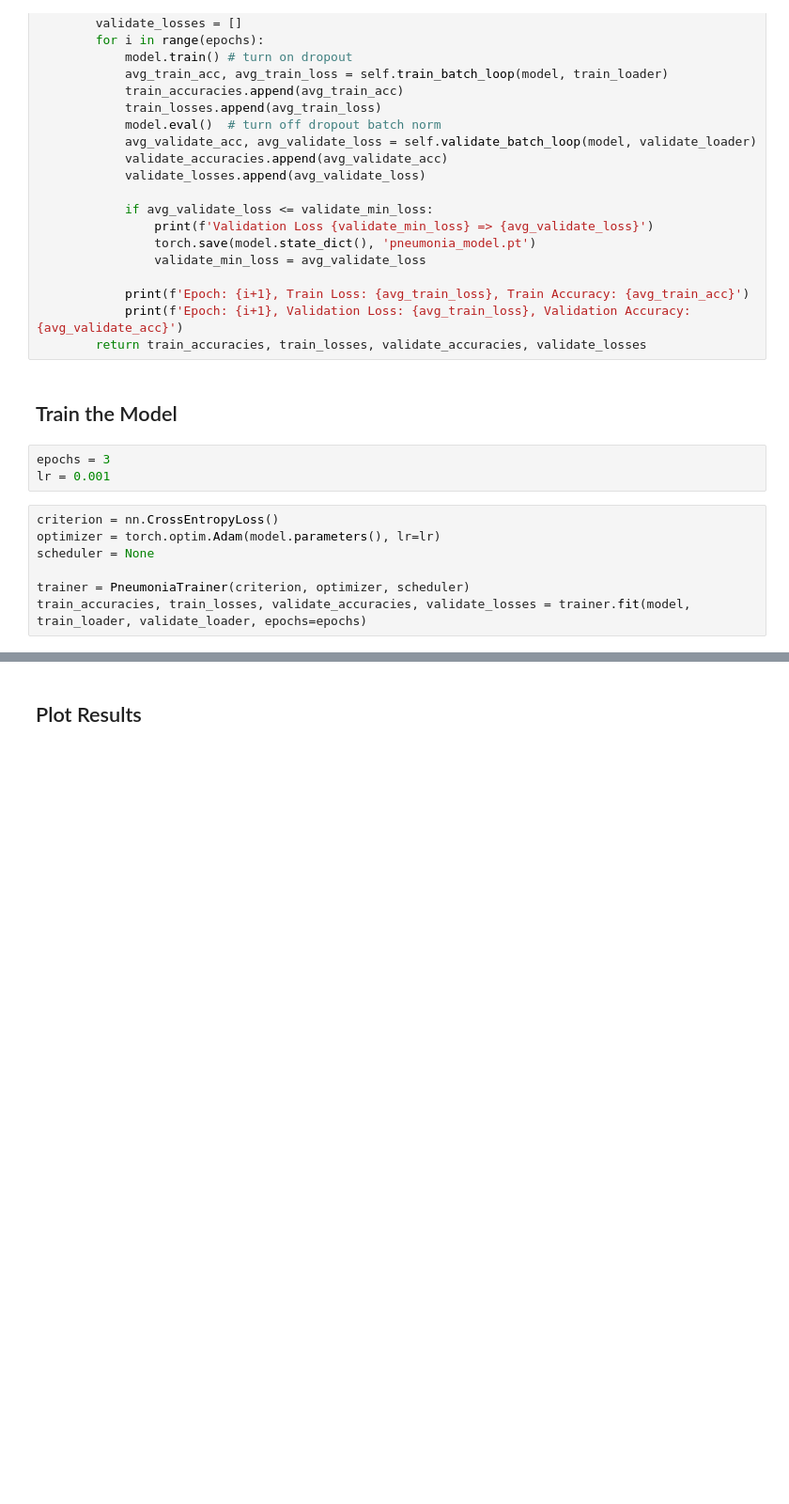
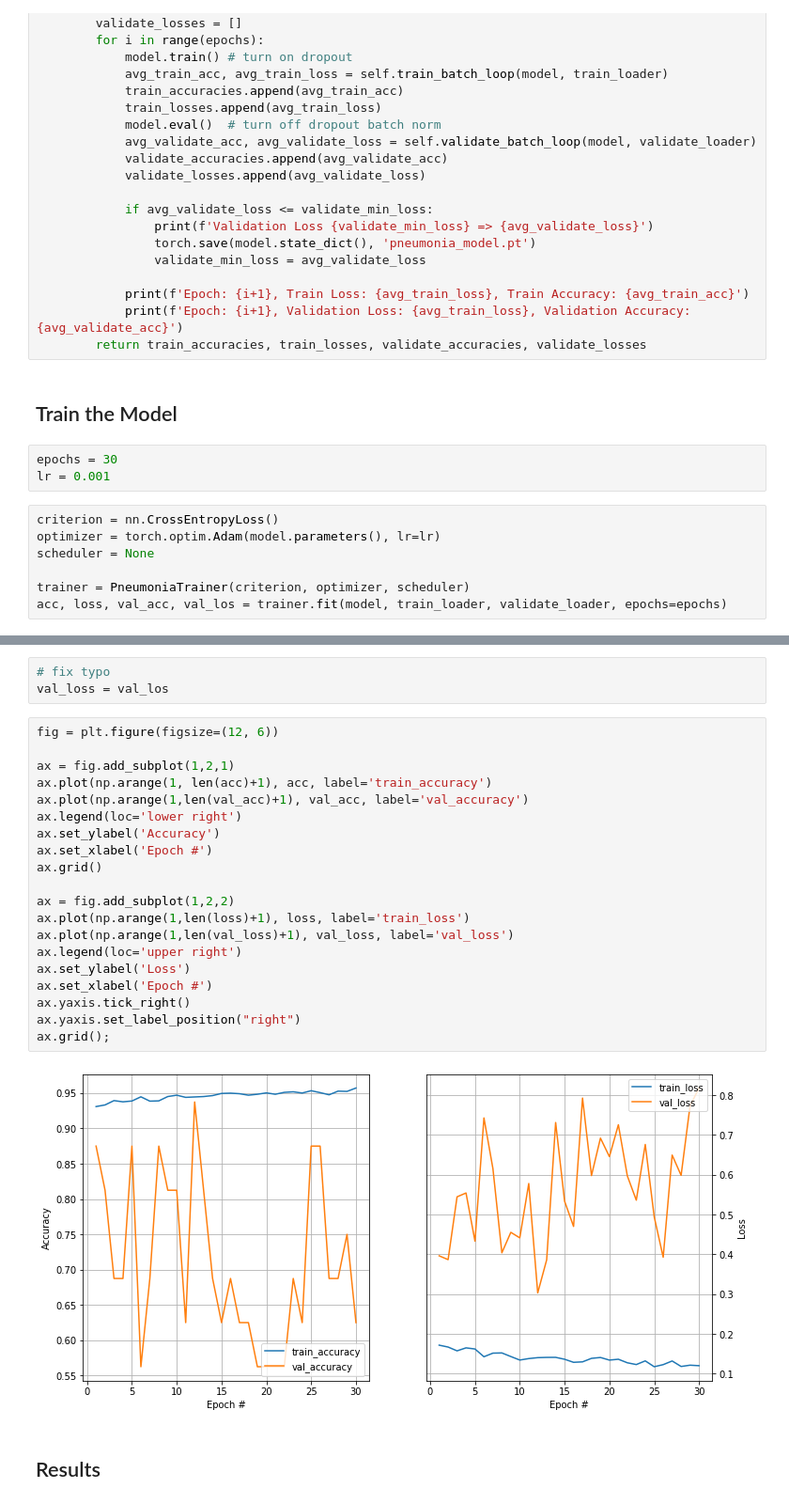
Before and after one commit to thomd/pneumonia-classification-with-pytorch, a Jupyter notebook: pneumonia-classification.ipynb, the cells around one changed output, grey strips where cells are left out. Shown at 94% size. Saved outputs shown, nothing was run; the diff lists cells and outputs as text; blank space fills up the shorter version.

```diff
--- a/pneumonia-classification.ipynb
+++ b/pneumonia-classification.ipynb
@@ -319,7 +321,7 @@ class PneumoniaTrainer():
 # %% [markdown]
 ## Train the Model
 # %%
-epochs = 3
+epochs = 30
 lr = 0.001
 # %%
 criterion = nn.CrossEntropyLoss()
@@ -327,5 +329,5 @@ optimizer = torch.optim.Adam(model.parameters(), lr=lr)
 scheduler = None
 
 trainer = PneumoniaTrainer(criterion, optimizer, scheduler)
-train_accuracies, train_losses, validate_accuracies, validate_losses = trainer.fit(model, train_loader, validate_loader, epochs=epochs)
+acc, loss, val_acc, val_los = trainer.fit(model, train_loader, validate_loader, epochs=epochs)
 # %% [output]
@@ -340,5 +362,30 @@ Epoch: 3, Validation Loss: 0.16136672270935645, Validation Accuracy: 0.875
+# %%
+# fix typo
+val_loss = val_los
+# %%
+fig = plt.figure(figsize=(12, 6))
+
+ax = fig.add_subplot(1,2,1)
+ax.plot(np.arange(1, len(acc)+1), acc, label='train_accuracy')
+ax.plot(np.arange(1,len(val_acc)+1), val_acc, label='val_accuracy')
+ax.legend(loc='lower right')
+ax.set_ylabel('Accuracy')
+ax.set_xlabel('Epoch #')
+ax.grid()
+
+ax = fig.add_subplot(1,2,2)
+ax.plot(np.arange(1,len(loss)+1), loss, label='train_loss')
+ax.plot(np.arange(1,len(val_loss)+1), val_loss, label='val_loss')
+ax.legend(loc='upper right')
+ax.set_ylabel('Loss')
+ax.set_xlabel('Epoch #')
+ax.yaxis.tick_right()
+ax.yaxis.set_label_position("right")
+ax.grid();
+# %% [output]
+[figure, added]
 # %% [markdown]
-## Plot Results
+## Results
 # %%
 model.load_state_dict(torch.load('pneumonia_model.pt', map_location=device))
 model.eval()
```
Also changed, not shown: parts of 4 cells of this notebook.
